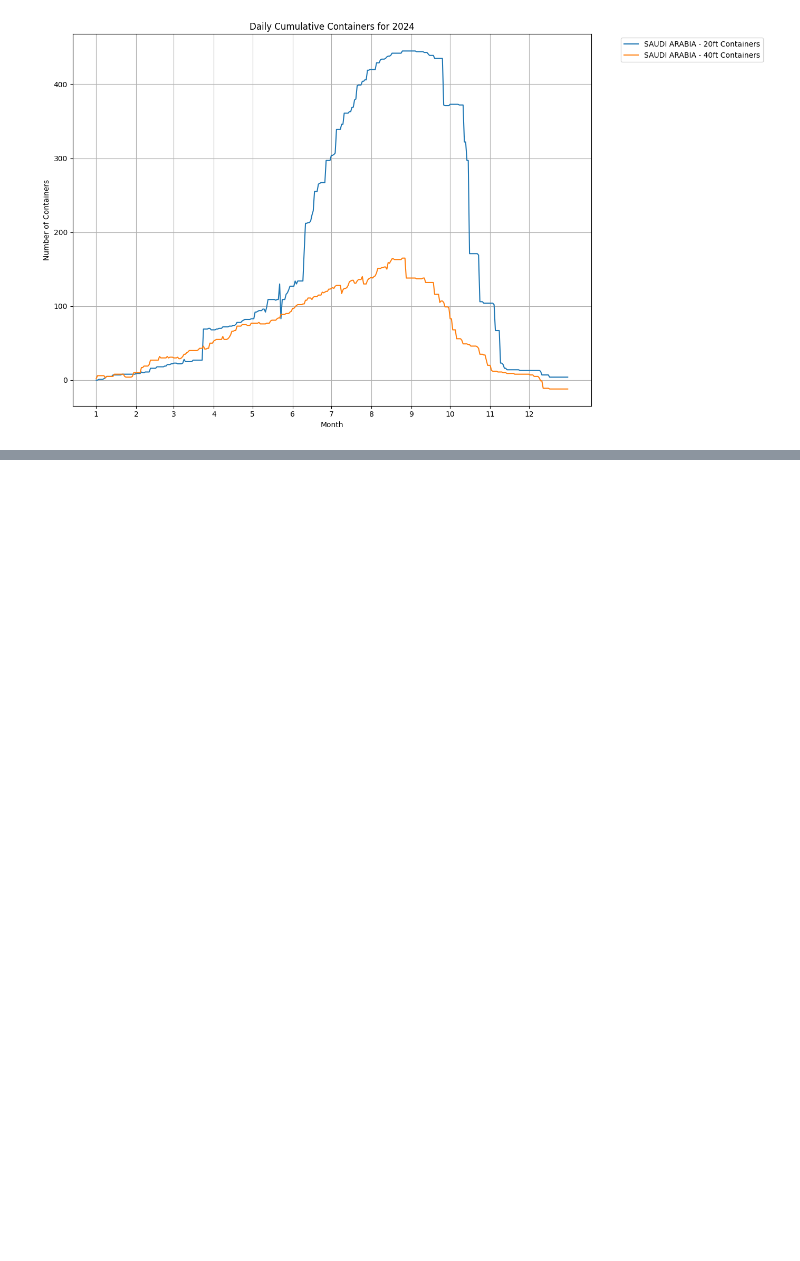
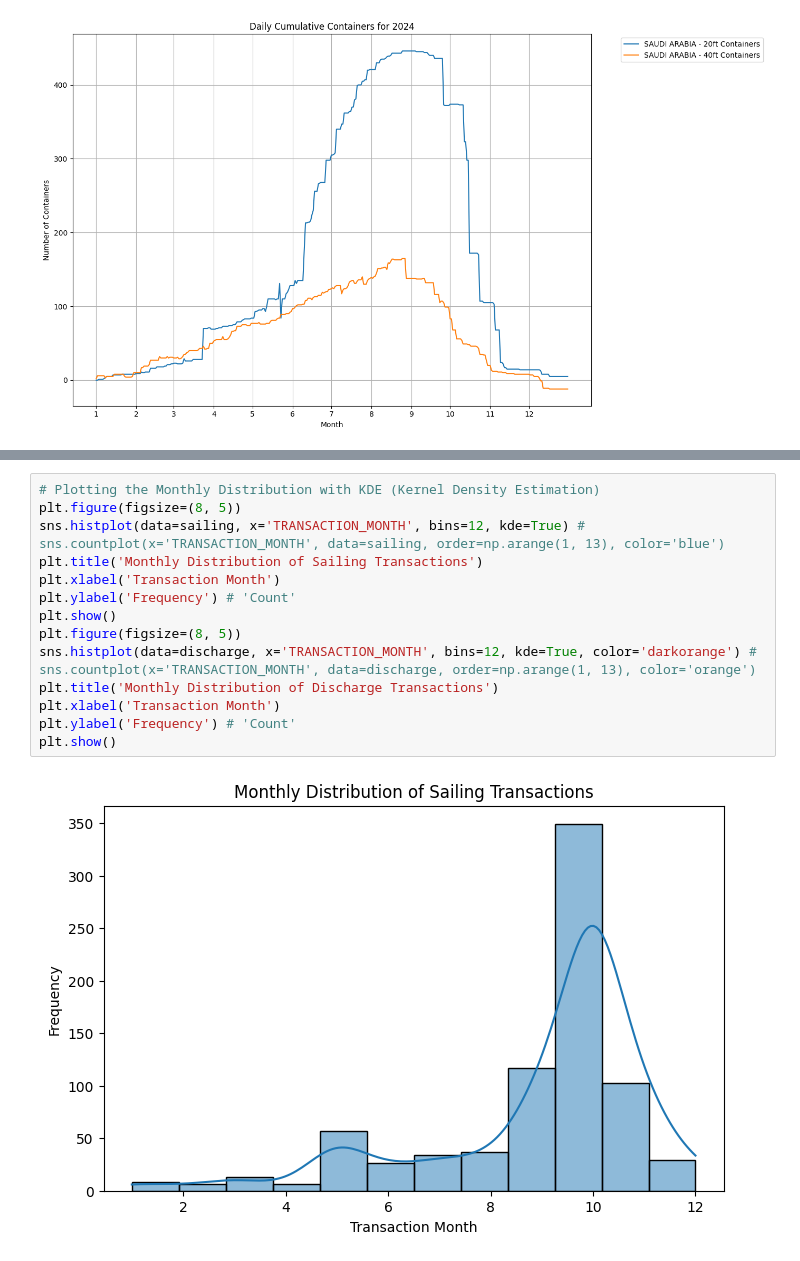
Before and after one commit to jcp-tech/Seneca_Class_Notes, a Jupyter notebook: Semester 1/AIG100 - Machine Learing/Project 1/Project 1 - AIG100 - Jonathan Chacko.ipynb, the cells around one changed output, grey strips where cells are left out. Drawn from its saved outputs; the diff is of its cells as text; blank space fills up the shorter version.

```diff
--- a/Semester 1/AIG100 - Machine Learing/Project 1/Project 1 - AIG100 - Jonathan Chacko.ipynb
+++ b/Semester 1/AIG100 - Machine Learing/Project 1/Project 1 - AIG100 - Jonathan Chacko.ipynb
@@ -728,0 +1057,16 @@ plt.show()
+# %%
+# Plotting the Monthly Distribution with KDE (Kernel Density Estimation)
+plt.figure(figsize=(8, 5))
+sns.histplot(data=sailing, x='TRANSACTION_MONTH', bins=12, kde=True) # sns.countplot(x='TRANSACTION_MONTH', data=sailing, order=np.arange(1, 13), color='blue')
+plt.title('Monthly Distribution of Sailing Transactions')
+plt.xlabel('Transaction Month')
+plt.ylabel('Frequency') # 'Count'
+plt.show()
+plt.figure(figsize=(8, 5))
+sns.histplot(data=discharge, x='TRANSACTION_MONTH', bins=12, kde=True, color='darkorange') # sns.countplot(x='TRANSACTION_MONTH', data=discharge, order=np.arange(1, 13), color='orange')
+plt.title('Monthly Distribution of Discharge Transactions')
+plt.xlabel('Transaction Month')
+plt.ylabel('Frequency') # 'Count'
+plt.show()
+# %% [output]
+[figure, added]
```
Also changed, not shown: parts of 54 cells of this notebook, 2 other files.
